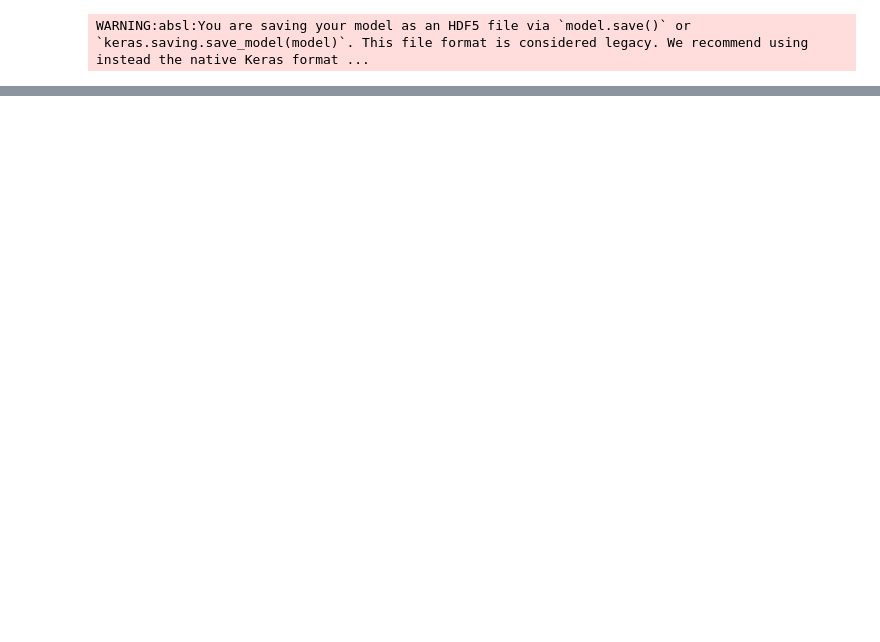
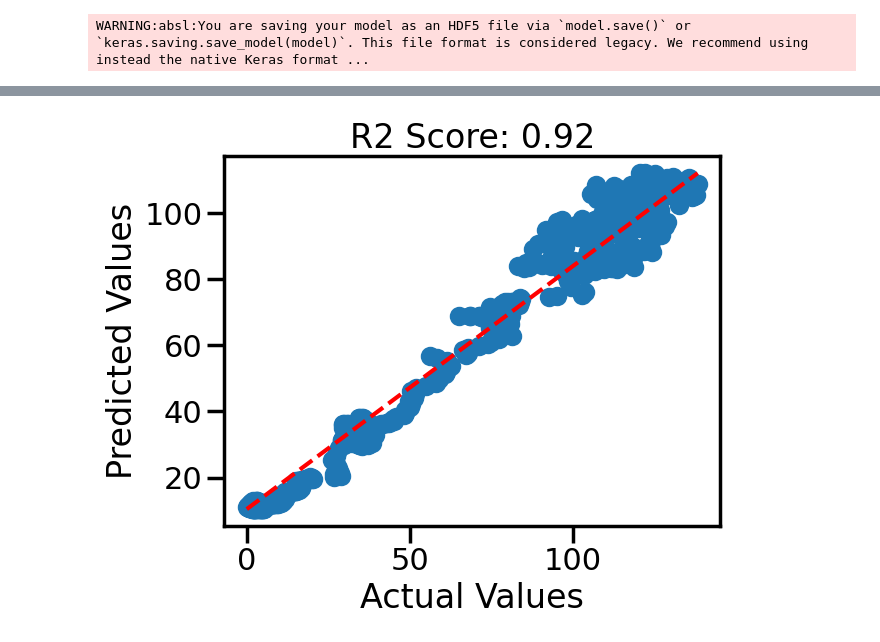
Before and after one commit to eTeReBeReTe/Stock-Price-Prediction-using-LSTM-and-Technical-Indicators, a Jupyter notebook: Price Prediction using LSTM and TA.ipynb, the cells around one changed output, grey strips where cells are left out. Saved outputs shown, nothing was run; the diff lists cells and outputs as text; code cells hidden in the pictures; blank space fills up the shorter version.

```diff
--- a/Price Prediction using LSTM and TA.ipynb
+++ b/Price Prediction using LSTM and TA.ipynb
@@ -402,0 +468,13 @@ plt.show()
+# %%
+from sklearn.metrics import r2_score
+
+# Actual values
+actual = y_test
+
+# Predicted values
+predicted = y_pred
+
+# Calculate the R2 score
+r2 = r2_score(actual, predicted)
+
+print("R2 score:", r2)
@@ -402,0 +498,9 @@ plt.show()
+# %%
+plt.scatter(actual, predicted)
+plt.plot([min(actual), max(actual)], [min(predicted), max(predicted)], 'r--')
+plt.xlabel('Actual Values')
+plt.ylabel('Predicted Values')
+plt.title(f'R2 Score: {r2:.2f}')
+plt.show()
+# %% [output]
+[figure, added]
```
Also changed, not shown: parts of 29 cells of this notebook.
